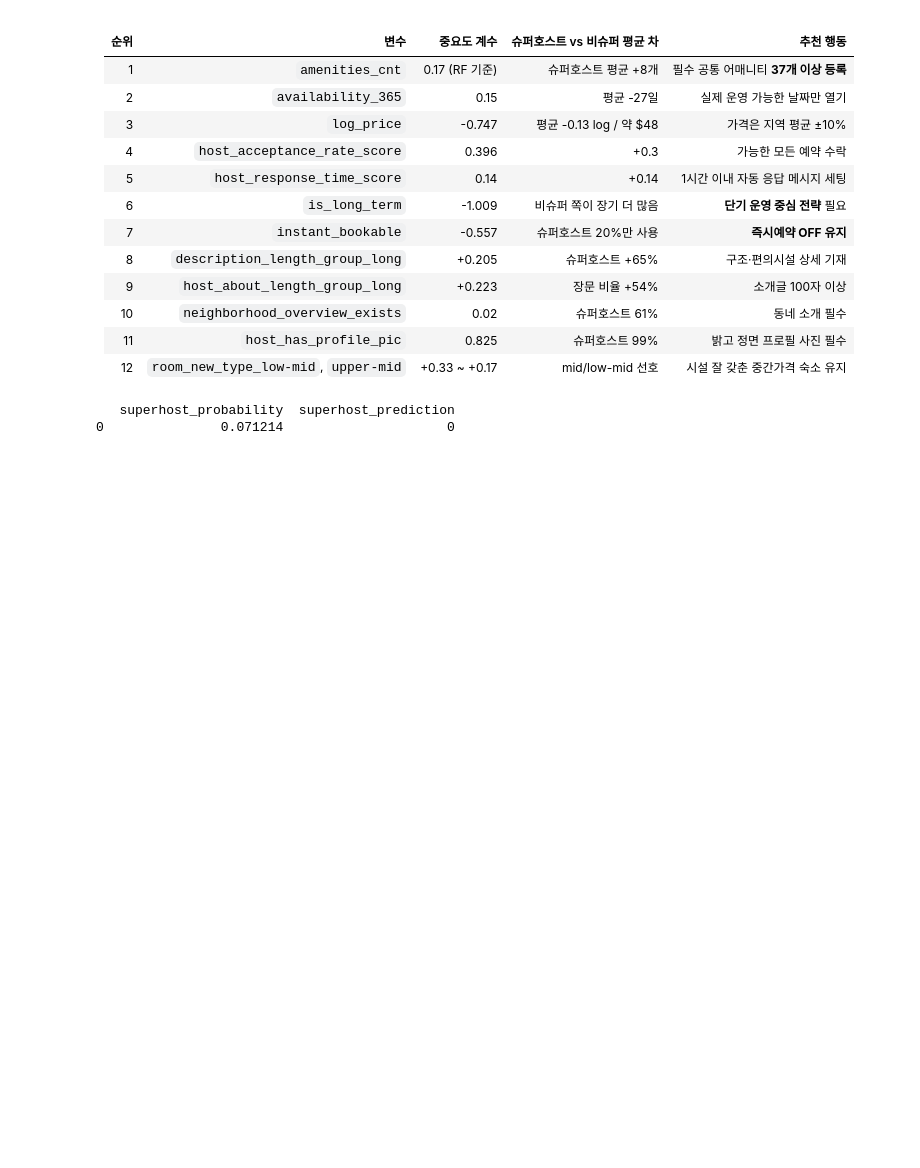
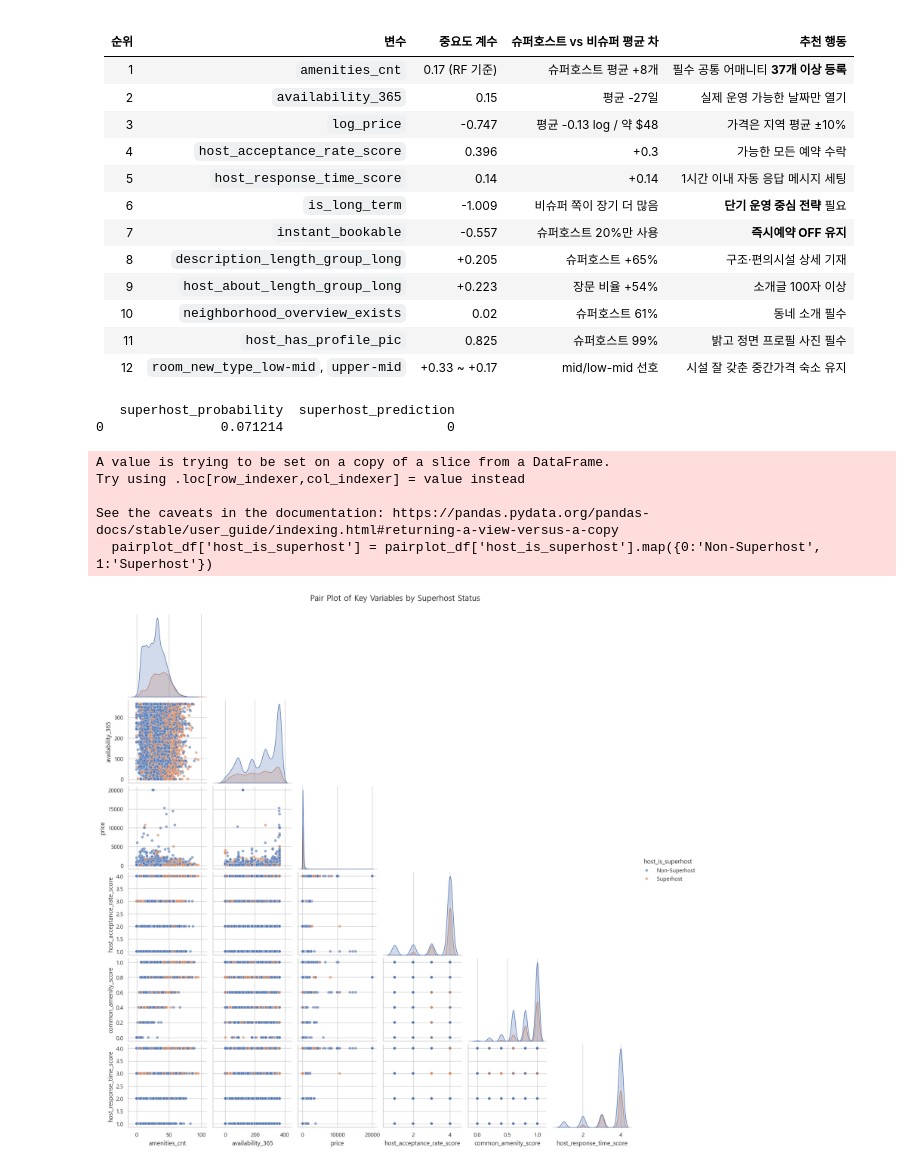
Before and after one commit to jiwon512/advanced_project, a Jupyter notebook: hayoung/2/superhost.ipynb, the cells around one changed output. Cells and saved outputs as stored; diff of their text form; code cells hidden in the pictures; blank space fills up the shorter version.

```diff
--- a/hayoung/2/superhost.ipynb
+++ b/hayoung/2/superhost.ipynb
@@ -1597,3 +1621,36 @@ print(result_df[['superhost_probability', 'superhost_prediction']])
 # %% [output]
    superhost_probability  superhost_prediction
 0               0.071214                     0
+# %%
+import seaborn as sns
+import matplotlib.pyplot as plt
+
+# 주요 변수만 선택
+vars_for_pairplot = [
+    'amenities_cnt',
+    'availability_365',
+    'price',
+    'host_acceptance_rate_score',
+    'common_amenity_score',
+    'host_response_time_score'
+]
+
+# 대상 데이터 준비 (원본 df에 'host_is_superhost' 포함되어 있다고 가정)
+pairplot_df = df[vars_for_pairplot + ['host_is_superhost']]
+
+# 슈퍼호스트 여부를 문자형으로 변환하면 범례 해석이 더 쉬움 (옵션)
+pairplot_df['host_is_superhost'] = pairplot_df['host_is_superhost'].map({0:'Non-Superhost', 1:'Superhost'})
+
+# 페어플롯 그리기
+sns.pairplot(pairplot_df, hue='host_is_superhost', diag_kind='kde', corner=True,
+             plot_kws={'alpha':0.6, 's':30})
+
+plt.suptitle('Pair Plot of Key Variables by Superhost Status', y=1.02, fontsize=16)
+plt.show()
+# %% [output]
+A value is trying to be set on a copy of a slice from a DataFrame.
+Try using .loc[row_indexer,col_indexer] = value instead
+
+See the caveats in the documentation: https://pandas.pydata.org/pandas-docs/stable/user_guide/indexing.html#returning-a-view-versus-a-copy
+  pairplot_df['host_is_superhost'] = pairplot_df['host_is_superhost'].map({0:'Non-Superhost', 1:'Superhost'})
+[figure, added]
```
Also changed, not shown: parts of 10 cells of this notebook, 1 other file.
